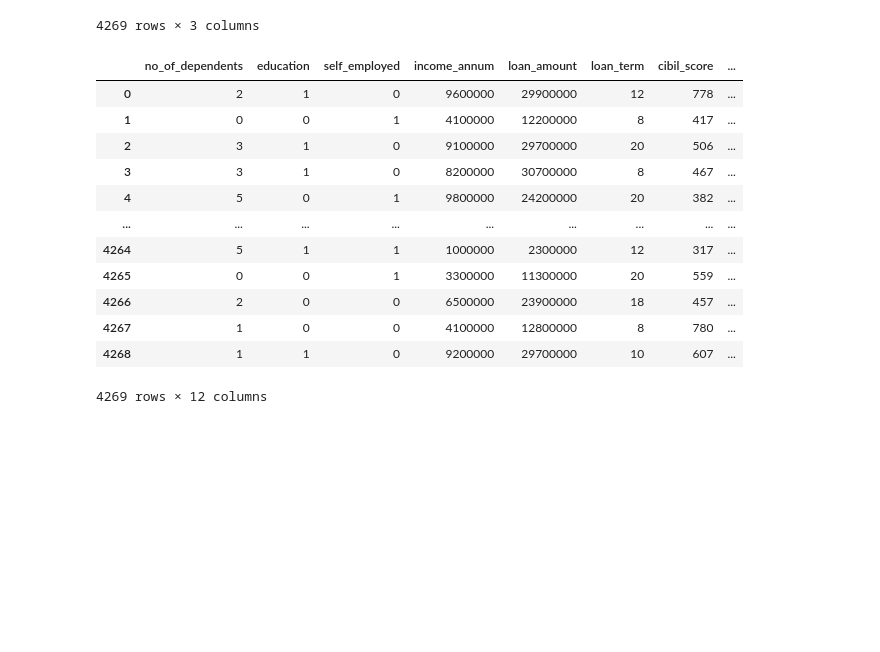
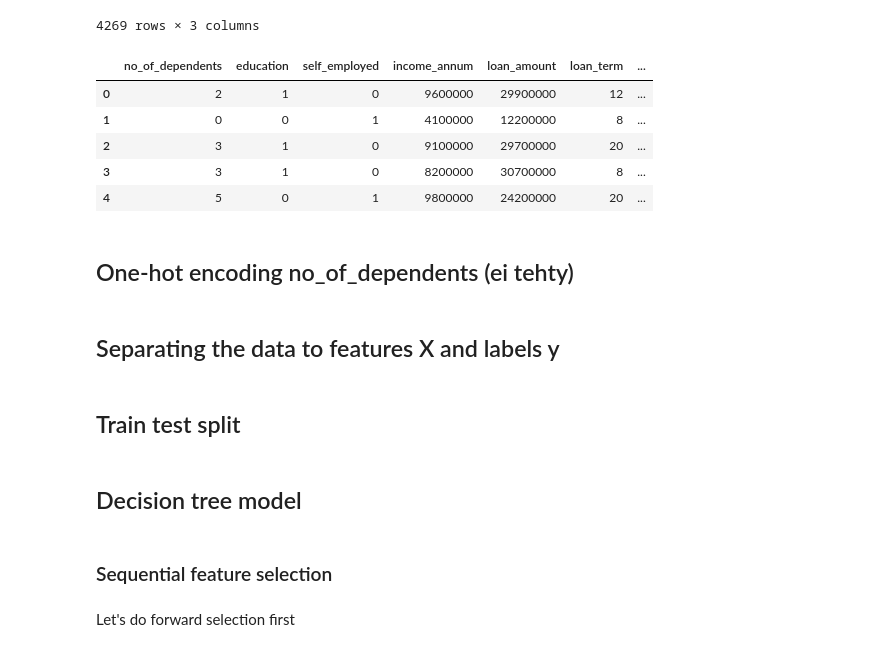
Before and after one commit to Rampenator/dsb, a Jupyter notebook: Juuso.ipynb, the cells around one changed output. Drawn from its saved outputs; the diff is of its cells as text; code cells hidden in the pictures; blank space fills up the shorter version.

Commit message:
sfs + decision tree testailut

```diff
--- a/Juuso.ipynb
+++ b/Juuso.ipynb
@@ -175,4 +177,5 @@ Dropping loan_id column as it is just an arbitrary identification number
 # %%
 loans=loans.drop(["loan_id"], axis=1)
+loans=loans.drop(["cibil_score"], axis=1)
 loans.head()
 # %% [output]
@@ -203,19 +206,14 @@ loans.select_dtypes(include="object")
 # %%
 loans["education"] = loans["education"].replace({"Graduate" : 1, "NotGraduate" : 0})
 loans["self_employed"] = loans["self_employed"].replace({"Yes" : 1, "No" : 0})
 loans["loan_status"] = loans["loan_status"].replace({"Approved" : 1, "Rejected" : 0})
-loans
+loans.head()
 # %% [output]
-|  | no_of_dependents | education | self_employed | income_annum | loan_amount | loan_term | cibil_score | ... |
-| 0 | 2 | 1 | 0 | 9600000 | 29900000 | 12 | 778 | ... |
-| 1 | 0 | 0 | 1 | 4100000 | 12200000 | 8 | 417 | ... |
-| 2 | 3 | 1 | 0 | 9100000 | 29700000 | 20 | 506 | ... |
-| 3 | 3 | 1 | 0 | 8200000 | 30700000 | 8 | 467 | ... |
-| 4 | 5 | 0 | 1 | 9800000 | 24200000 | 20 | 382 | ... |
-| ... | ... | ... | ... | ... | ... | ... | ... | ... |
-| 4264 | 5 | 1 | 1 | 1000000 | 2300000 | 12 | 317 | ... |
-| 4265 | 0 | 0 | 1 | 3300000 | 11300000 | 20 | 559 | ... |
-| 4266 | 2 | 0 | 0 | 6500000 | 23900000 | 18 | 457 | ... |
-| 4267 | 1 | 0 | 0 | 4100000 | 12800000 | 8 | 780 | ... |
-| 4268 | 1 | 1 | 0 | 9200000 | 29700000 | 10 | 607 | ... |
+|  | no_of_dependents | education | self_employed | income_annum | loan_amount | loan_term | ... |
+| 0 | 2 | 1 | 0 | 9600000 | 29900000 | 12 | ... |
+| 1 | 0 | 0 | 1 | 4100000 | 12200000 | 8 | ... |
+| 2 | 3 | 1 | 0 | 9100000 | 29700000 | 20 | ... |
+| 3 | 3 | 1 | 0 | 8200000 | 30700000 | 8 | ... |
+| 4 | 5 | 0 | 1 | 9800000 | 24200000 | 20 | ... |
-4269 rows × 12 columns
+# %% [markdown]
+## One-hot encoding no_of_dependents (ei tehty)
@@ -221,0 +223,2 @@ loans
+# %% [markdown]
+## Separating the data to features X and labels y
@@ -221,0 +228,2 @@ loans
+# %% [markdown]
+## Train test split
@@ -221,0 +232,4 @@ loans
+# %% [markdown]
+## Decision tree model
+# %% [markdown]
+### Sequential feature selection
@@ -221,0 +238,2 @@ loans
+# %% [markdown]
+Let's do forward selection first
```
Also changed, not shown: parts of 25 cells of this notebook.
